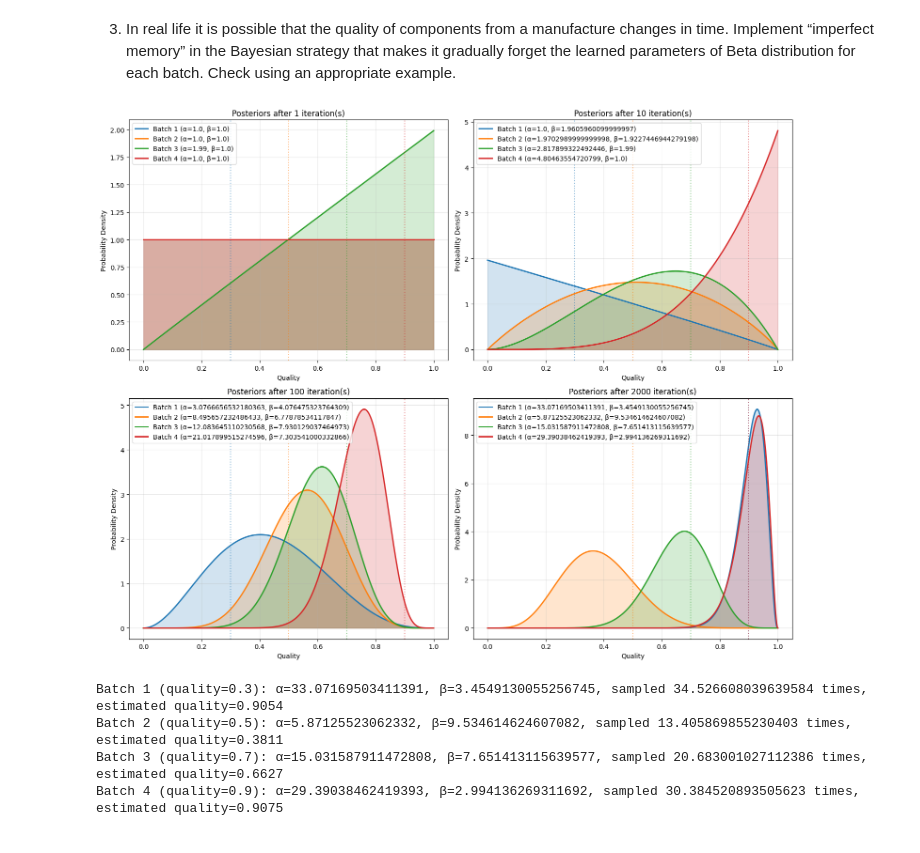
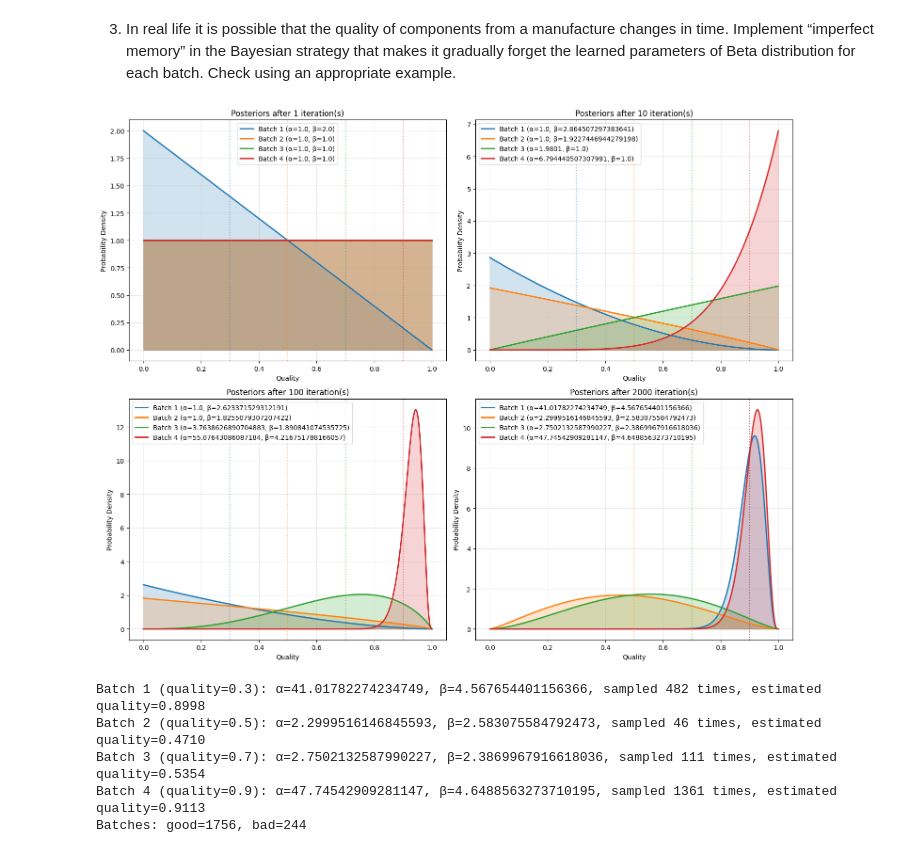
Before and after one commit to adamzsl/master-studies, a Jupyter notebook: sem2/mpad/lab/lab11.ipynb, the cells around one changed output. Drawn from its saved outputs; the diff is of its cells as text; code cells hidden in the pictures.

```diff
--- a/sem2/mpad/lab/lab11.ipynb
+++ b/sem2/mpad/lab/lab11.ipynb
@@ -96,7 +98,30 @@ def plot_posteriors(factory_class, iterations_to_show, qualities):
         estimated_quality = batch.alpha / (batch.alpha + batch.beta)
         print(f"Batch {i+1} (quality={qualities[i]}): α={batch.alpha}, β={batch.beta}, sampled {samples} times, estimated quality={estimated_quality:.4f}")
 
+def summarize_strategy(factory_factory, qualities, n_iter=1000):
+    factory = factory_factory()
+    factory.set_batches(qualities)
+    for _ in range(n_iter):
+        factory.get_element()
+    good = factory.good
+    bad = factory.systems - factory.good
+
+    print(f"Batches: good={good}, bad={bad}")
+
+def summarize_strategy_dynamic(factory_factory, qualities, n_iter=2000, change_at=500, batch_to_change=0, new_quality=0.9):
+    factory = factory_factory()
+    factory.set_batches(qualities)
+    for i in range(n_iter):
+        if i == change_at:
+            factory.batches[batch_to_change].quality = new_quality
+        factory.get_element()
+    good = factory.good
+    bad = factory.systems - factory.good
+
+    print(f"Batches: good={good}, bad={bad}")
+
 qualities = [0.3, 0.5, 0.7, 0.9]
 iterations_to_show = [1, 10, 100, 1000]
 plot_posteriors(Factory, iterations_to_show, qualities)
+summarize_strategy(Factory, qualities, n_iter=1000)
 # %% [output]
@@ -235,6 +269,7 @@ class FactoryImperfectMemory:
         self.systems = 0
         self.good = 0
         self.decay_rate = decay_rate
+        self.count = 0
 
     def set_batches(self, qualities):
         self.batches = [Batch(quality) for quality in qualities]
@@ -242,15 +277,12 @@ class FactoryImperfectMemory:
         self.good = 0
 
     def get_element(self):
-        samples = [batch.sample_distribution() for batch in self.batches]
-
-        probs = np.array(samples) / np.sum(samples)
-        choice = np.random.choice(len(self.batches), p=probs)
-        result = self.batches[choice].get_element()
-
         for batch in self.batches:
             batch.alpha = 1 + (batch.alpha - 1) * self.decay_rate
             batch.beta = 1 + (batch.beta - 1) * self.decay_rate
+        samples = [batch.sample_distribution() for batch in self.batches]
+        choice = np.argmax(samples)
+        result = self.batches[choice].get_element()
 
         self.systems += 1
         self.good += int(result)
@@ -300,23 +332,31 @@ def plot_posteriors_dynamic(factory_class, iterations_to_show, qualities, change
     plt.show()
 
     for i, batch in enumerate(factory.batches):
-        samples = batch.alpha + batch.beta - 2
         estimated_quality = batch.alpha / (batch.alpha + batch.beta)
-        print(f"Batch {i+1} (quality={qualities[i]}): α={batch.alpha}, β={batch.beta}, sampled {samples} times, estimated quality={estimated_quality:.4f}")
+        print(f"Batch {i+1} (quality={qualities[i]}): α={batch.alpha}, β={batch.beta}, sampled {batch.count} times, estimated quality={estimated_quality:.4f}")
 # %%
 qualities = [0.3, 0.5, 0.7, 0.9]
 iterations_to_show = [1, 10, 100, 2000]
 plot_posteriors_dynamic(
     lambda: FactoryImperfectMemory(decay_rate=0.99),
     iterations_to_show,
     qualities,
     change_at=500,
     batch_to_change=0,
     new_quality=0.9
 )
+summarize_strategy_dynamic(
+    lambda: FactoryImperfectMemory(decay_rate=0.99),
+    qualities,
+    n_iter=2000,
+    change_at=500,
+    batch_to_change=0,
+    new_quality=0.9,
+ )
 # %% [output]
-[figure, old version]
+[figure, new version]
-Batch 1 (quality=0.3): α=33.07169503411391, β=3.4549130055256745, sampled 34.526608039639584 times, estimated quality=0.9054
-Batch 2 (quality=0.5): α=5.87125523062332, β=9.534614624607082, sampled 13.405869855230403 times, estimated quality=0.3811
-Batch 3 (quality=0.7): α=15.031587911472808, β=7.651413115639577, sampled 20.683001027112386 times, estimated quality=0.6627
-Batch 4 (quality=0.9): α=29.39038462419393, β=2.994136269311692, sampled 30.384520893505623 times, estimated quality=0.9075
+Batch 1 (quality=0.3): α=41.01782274234749, β=4.567654401156366, sampled 482 times, estimated quality=0.8998
+Batch 2 (quality=0.5): α=2.2999516146845593, β=2.583075584792473, sampled 46 times, estimated quality=0.4710
+Batch 3 (quality=0.7): α=2.7502132587990227, β=2.3869967916618036, sampled 111 times, estimated quality=0.5354
+Batch 4 (quality=0.9): α=47.74542909281147, β=4.6488563273710195, sampled 1361 times, estimated quality=0.9113
+Batches: good=1756, bad=244
```
Also changed, not shown: parts of 6 cells of this notebook.
